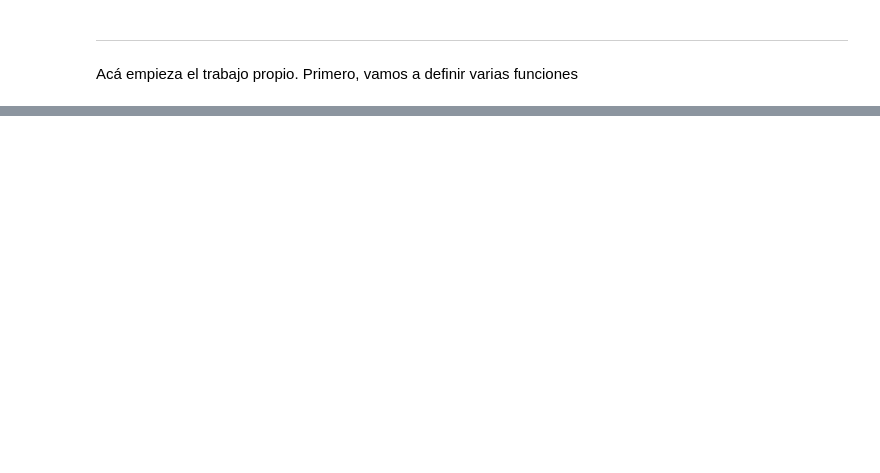
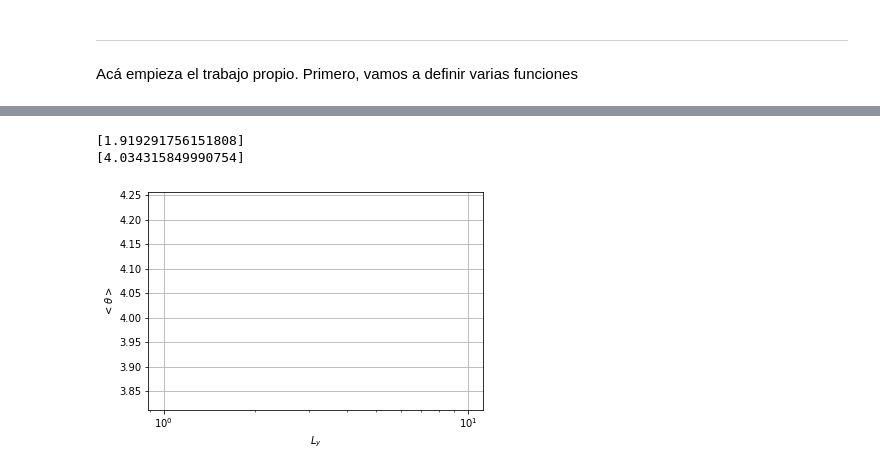
Before and after one commit to CamiloFajardo2021/Statistical_mechanics-project, a Jupyter notebook: angle.ipynb, the cells around one changed output, grey strips where cells are left out. Cells and saved outputs as stored; diff of their text form; code cells hidden in the pictures; blank space fills up the shorter version.

```diff
--- a/angle.ipynb
+++ b/angle.ipynb
@@ -466,0 +140,14 @@ def portion(cte, xdata, ydata):
+# %%
+print (LY2)
+print (THETA2)
+
+plt.plot(LY2, THETA2)
+plt.xlabel(r'$L_y$')
+plt.ylabel(r'$<\theta>$')
+plt.xscale('log')
+plt.grid()
+plt.show()
+# %% [output]
+[1.919291756151808]
+[4.034315849990754]
+[figure, added]
```
Also changed, not shown: parts of 25 cells of this notebook.
